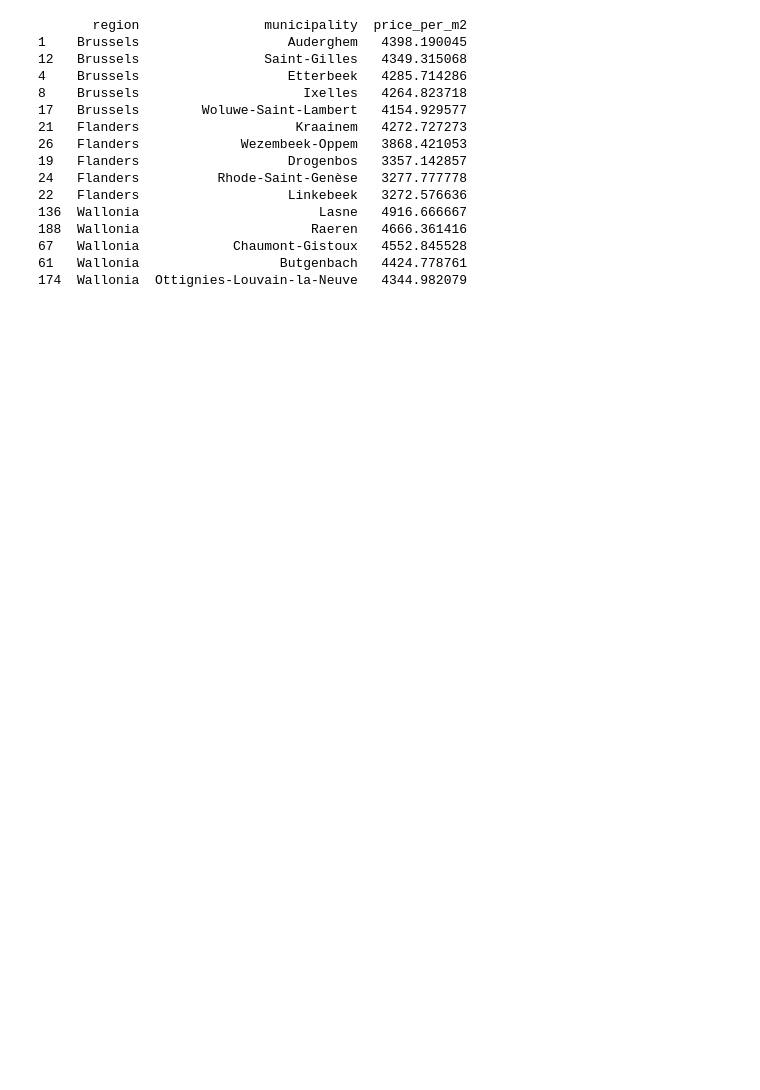
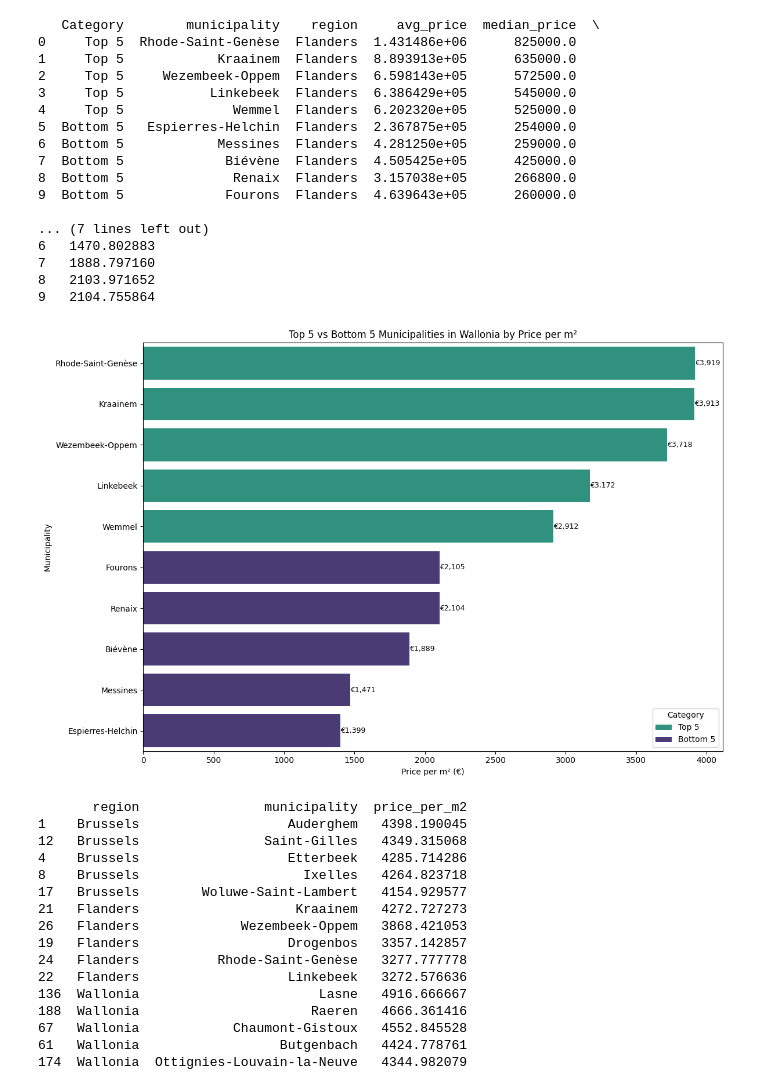
Before and after one commit to meganmarchale/ImmoEliza_analysis, a Jupyter notebook: utils/choti_municipality.ipynb, the cells around one changed output. Cells and saved outputs as stored; diff of their text form; code cells hidden in the pictures; blank space fills up the shorter version.

```diff
--- a/utils/choti_municipality.ipynb
+++ b/utils/choti_municipality.ipynb
@@ -23,0 +79,3 @@ apt_filtered = filter_outliers(apt_df)
+# %%
+bottom_wal = grouped[grouped['region'] == 'Wallonia'].sort_values('price_per_m2', ascending=True).head(5)
+print(bottom_wal)
@@ -24,3 +230,66 @@ apt_filtered = filter_outliers(apt_df)
+# %%
+top_wal['Category'] = 'Top 5'
+bottom_wal['Category'] = 'Bottom 5'
+
+combined_wal = pd.concat([top_fla, bottom_fla], ignore_index=True)
+combined_wal= combined_wal[combined_fla['price_per_m2'] > 0]
+
+print(combined_wal[['Category', 'municipality', 'region', 'avg_price', 'median_price', 'price_per_m2']])
+
+plt.figure(figsize=(12, 8))
+
+combined_wal = combined_wal.sort_values(by=['Category', 'price_per_m2'], ascending=[False, False])
+viridis = sns.color_palette("viridis", as_cmap=False)
+top_color = viridis[-3]
+bottom_color = viridis[0]
+palette = {'Top 5': top_color, 'Bottom 5': bottom_color}
+
+ax =sns.barplot(
+    data=combined_wal,
+    y='municipality',
+    x='price_per_m2',
+    hue='Category',
+    palette=palette
+)
+
+plt.title('Top 5 vs Bottom 5 Municipalities in Wallonia by Price per m²')
+plt.xlabel('Price per m² (€)')
+plt.ylabel('Municipality')
+plt.legend(title='Category')
+
+for p in ax.patches:
+    width = p.get_width()
+    if width > 10:
+        ax.text(
+        width,
+        p.get_y() + p.get_height()/2,
+        f'€{width:,.0f}',
+        va='center',
+        fontsize=9
+    )
+
+
+plt.tight_layout()
+plt.show()
+# %% [output]
+   Category        municipality    region     avg_price  median_price  \
+0     Top 5  Rhode-Saint-Genèse  Flanders  1.431486e+06      825000.0
+1     Top 5            Kraainem  Flanders  8.893913e+05      635000.0
+2     Top 5     Wezembeek-Oppem  Flanders  6.598143e+05      572500.0
+3     Top 5           Linkebeek  Flanders  6.386429e+05      545000.0
+4     Top 5              Wemmel  Flanders  6.202320e+05      525000.0
+5  Bottom 5   Espierres-Helchin  Flanders  2.367875e+05      254000.0
+6  Bottom 5            Messines  Flanders  4.281250e+05      259000.0
+7  Bottom 5             Biévène  Flanders  4.505425e+05      425000.0
+8  Bottom 5              Renaix  Flanders  3.157038e+05      266800.0
+9  Bottom 5             Fourons  Flanders  4.639643e+05      260000.0
+
+... (7 lines left out)
+6   1470.802883
+7   1888.797160
+8   2103.971652
+9   2104.755864
+[figure, added]
 # %%
 region_median_prices_apt = apt_filtered.groupby(['region', 'municipality'])['price_per_m2'].median().reset_index()
 top_by_region_apt = region_median_prices_apt.sort_values(['region', 'price_per_m2'], ascending=[True, False])
```
Also changed, not shown: parts of 13 cells of this notebook, 1 other file.
